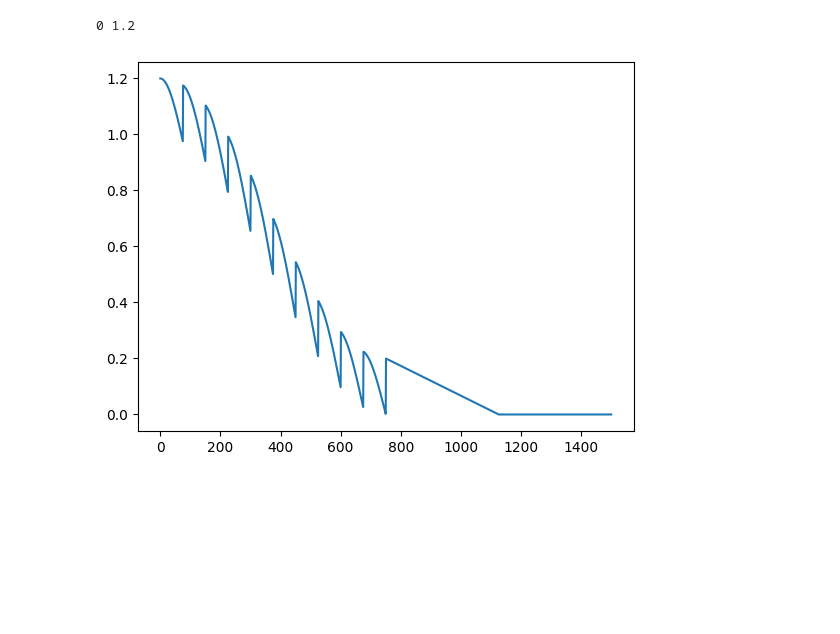
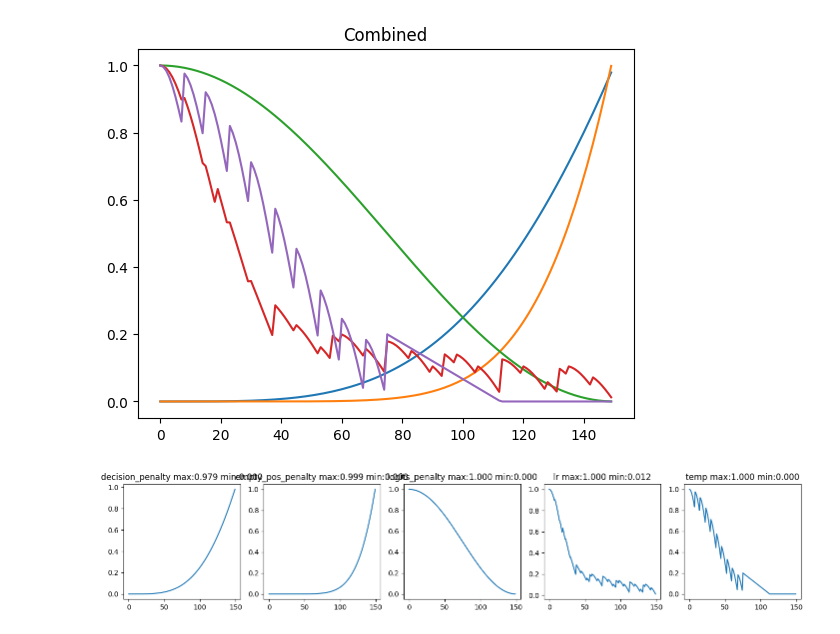
Before and after one commit to mikolajkolanski/FactorioSolver, a Jupyter notebook: sgd.ipynb, the cells around one changed output. Saved outputs shown, nothing was run; the diff lists cells and outputs as text; code cells hidden in the pictures; blank space fills up the shorter version.

```diff
--- a/sgd.ipynb
+++ b/sgd.ipynb
@@ -11,19 +12,57 @@ from tqdm import tqdm
 from tiles import *
 from utils import *
 import solver as solver_import
+# %%
+def plot_schedule(schedule):
+    methods = inspect.getmembers(schedule, inspect.ismethod)
+    methods = [(i,j) for i,j in methods if not i.startswith('_')]
+
+    com_ax = plt.subplot()
+    com_ax.set_title('Combined')
+
+    fig, ax = plt.subplots(1, len(methods), figsize=(3.5*len(methods), 3))
+
+    for i, (m_name, m_func) in enumerate(methods):
+        # print(i, m_name,m_func)
+        g = list(map(m_func, np.arange(0,schedule.max_iter)))
+        ax[i].plot(g)
+        ax[i].set_title(f'{m_name} max:{max(g):.3f} min:{min(g):.3f}')
+
+        com_ax.plot(g)
+    plt.plot()
 # %%
-def cawr(x):
-    if x<0.5:
-        return np.maximum( np.cos(x*2*np.pi/2)**2 + np.cos(x*2*np.pi*5 % (np.pi/2))/5 , 0.001)
-    else:
-        return max(0.2*(1-(x-0.5)*4),0)
+class Schedule:
+    def __init__(self, max_iter):
+        self.max_iter = max_iter
+    def lr(self,x):
+        x /= self.max_iter
+        return ( np.cos(x*2*np.pi/4)**32 * 5 + np.cos(x*2*np.pi/4)**2 + np.cos(x*2*np.pi*5 % (np.pi/2))/5 + np.cos(x*2*np.pi*2 % (np.pi/2))/2 ) /6.7
 
-g=list(map(cawr, np.arange(0,1501)/1501))
-print(min(g),max(g))
-plt.plot(g)
-plt.show()
+    def temp(self,x):
+        x /= self.max_iter
+        if x<0.5:
+            return np.maximum( np.cos(x*2*np.pi/2)**2 + np.cos(x*2*np.pi*5 % (np.pi/2))/5 , 0.001) / 1.2
+        else:
+            return max(0.2*(1-(x-0.5)*4),0)
+    def logits_penalty(self,x):
+        x /= self.max_iter
+        return np.cos(x*np.pi/2)**2
+
+    def decision_penalty(self,x):
+        x /= self.max_iter
+
+        x /=2
+        return np.cos(x*np.pi/2 + 1/2*np.pi)**4 *4
+    def empty_pos_penalty(self,x):
+        x /= self.max_iter
+
+        x /=2
+        return np.cos(x*np.pi/2 + 1/2*np.pi)**8 *4 / 0.24
+
+schedule = Schedule(150)
+plot_schedule(schedule)
 # %% [output]
-0 1.2
-[figure, old version]
+[figure, new version]
+[figure, added]
 # %%
 BOX_SIZE = 15
```
Also changed, not shown: parts of 6 cells of this notebook.
